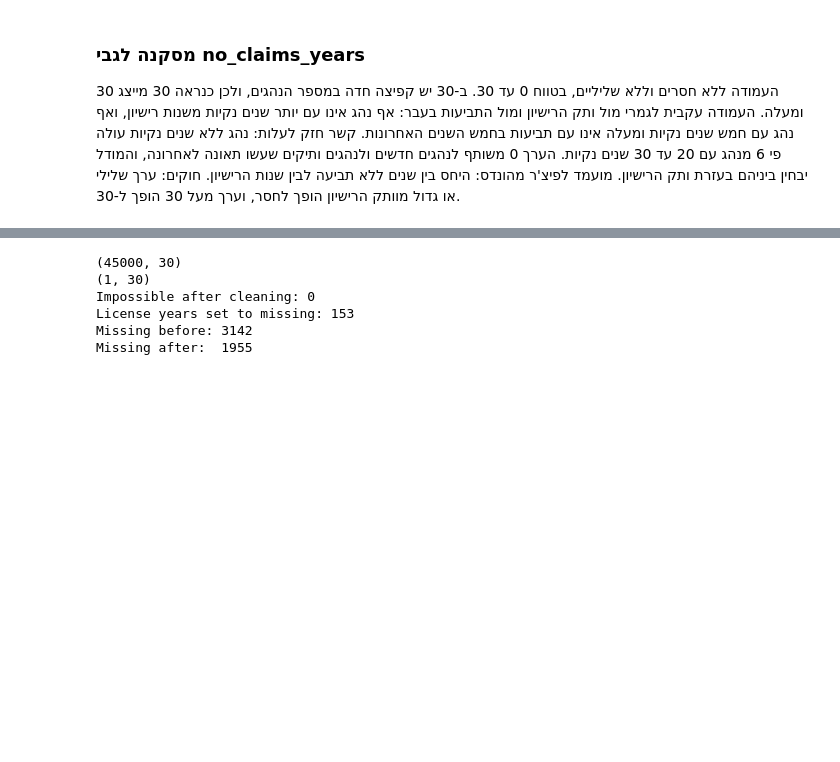
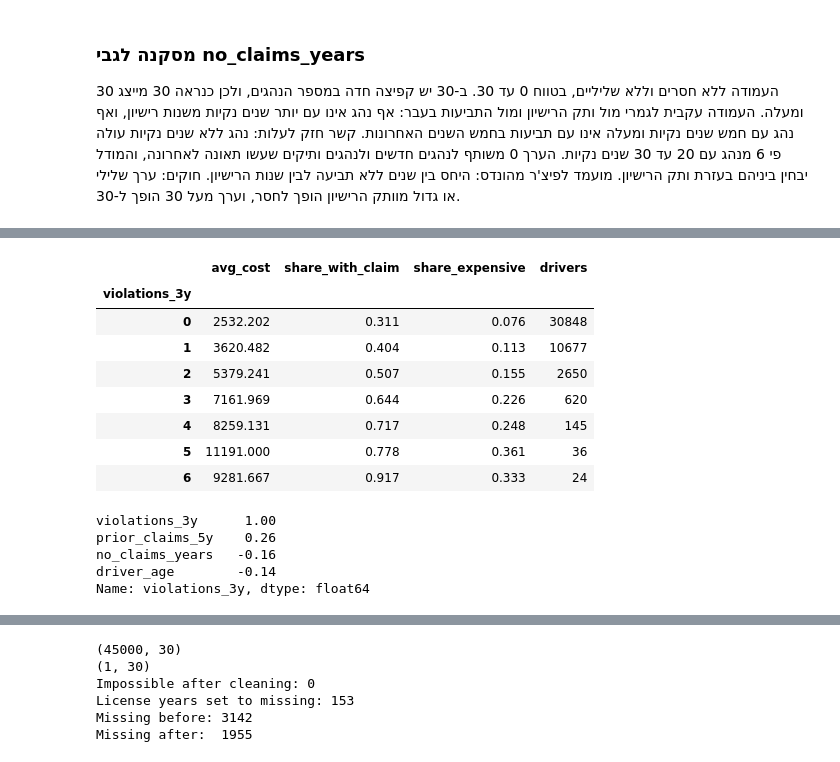
Before and after one commit to liadrimer/car-insurance-claim-prediction, a Jupyter notebook: cleaning_driver.ipynb, the cells around one changed output, grey strips where cells are left out. Drawn from its saved outputs; the diff is of its cells as text; code cells hidden in the pictures; blank space fills up the shorter version.

Commit message:
Add files via upload
Analyze violations_3y

```diff
--- a/cleaning_driver.ipynb
+++ b/cleaning_driver.ipynb
@@ -775,0 +797,27 @@ df.groupby(nc_group, observed=True)["annual_claim_cost"].agg(
+# %%
+# השוואת עלות התביעות לפי מספר דוחות התנועה
+df.groupby("violations_3y")["annual_claim_cost"].agg(
+    avg_cost="mean",
+    share_with_claim=lambda s: (s > 0).mean(),
+    share_expensive=lambda s: (s > 10000).mean(),
+    drivers="count",
+).round(3)
+# %% [output]
+|  | avg_cost | share_with_claim | share_expensive | drivers |
+| violations_3y |  |  |  |  |
+| 0 | 2532.202 | 0.311 | 0.076 | 30848 |
+| 1 | 3620.482 | 0.404 | 0.113 | 10677 |
+| 2 | 5379.241 | 0.507 | 0.155 | 2650 |
+| 3 | 7161.969 | 0.644 | 0.226 | 620 |
+| 4 | 8259.131 | 0.717 | 0.248 | 145 |
+| 5 | 11191.000 | 0.778 | 0.361 | 36 |
+| 6 | 9281.667 | 0.917 | 0.333 | 24 |
+# %%
+# המתאם בין דוחות התנועה לבין שאר עמודות ההיסטוריה והגיל
+df[["violations_3y", "prior_claims_5y", "no_claims_years", "driver_age"]].corr().round(2)["violations_3y"]
+# %% [output]
+violations_3y      1.00
+prior_claims_5y    0.26
+no_claims_years   -0.16
+driver_age        -0.14
+Name: violations_3y, dtype: float64
```
Also changed, not shown: parts of 5 cells of this notebook.
